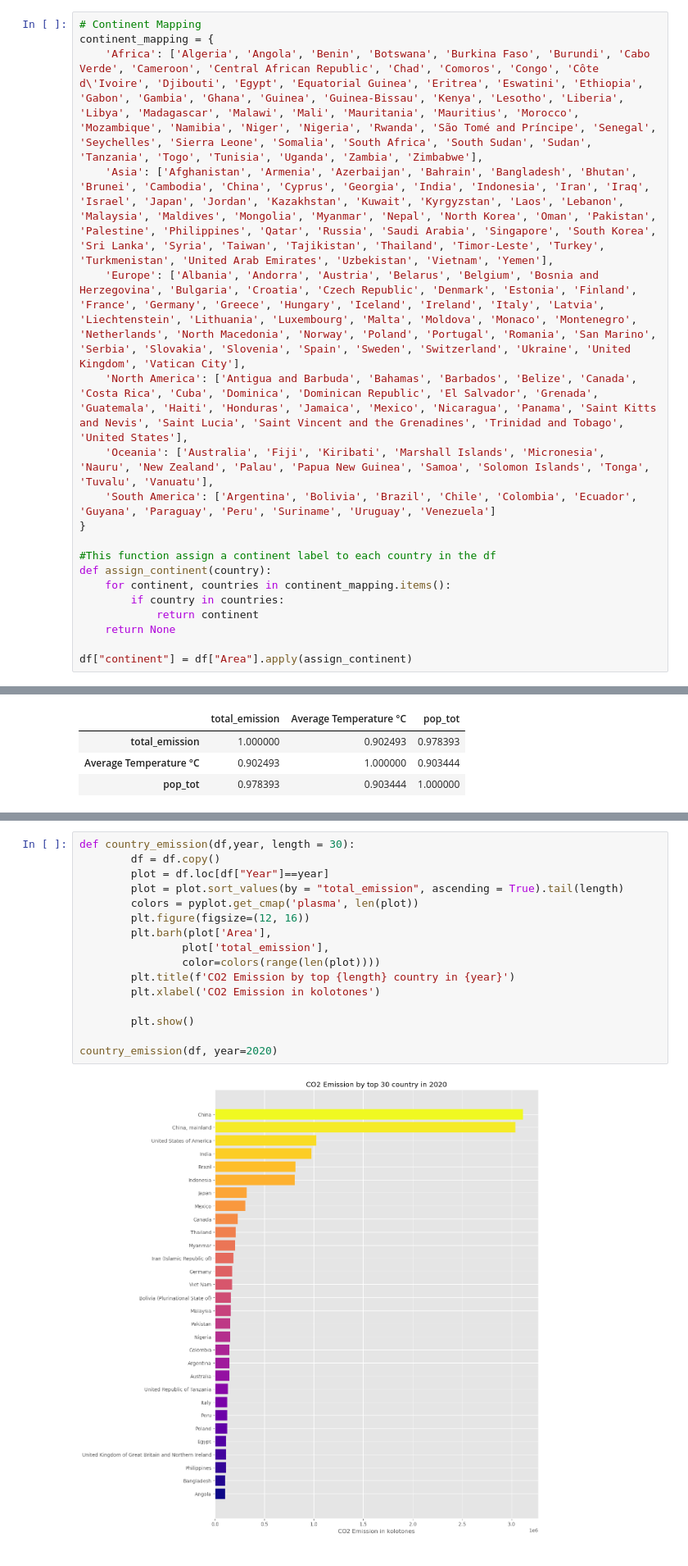
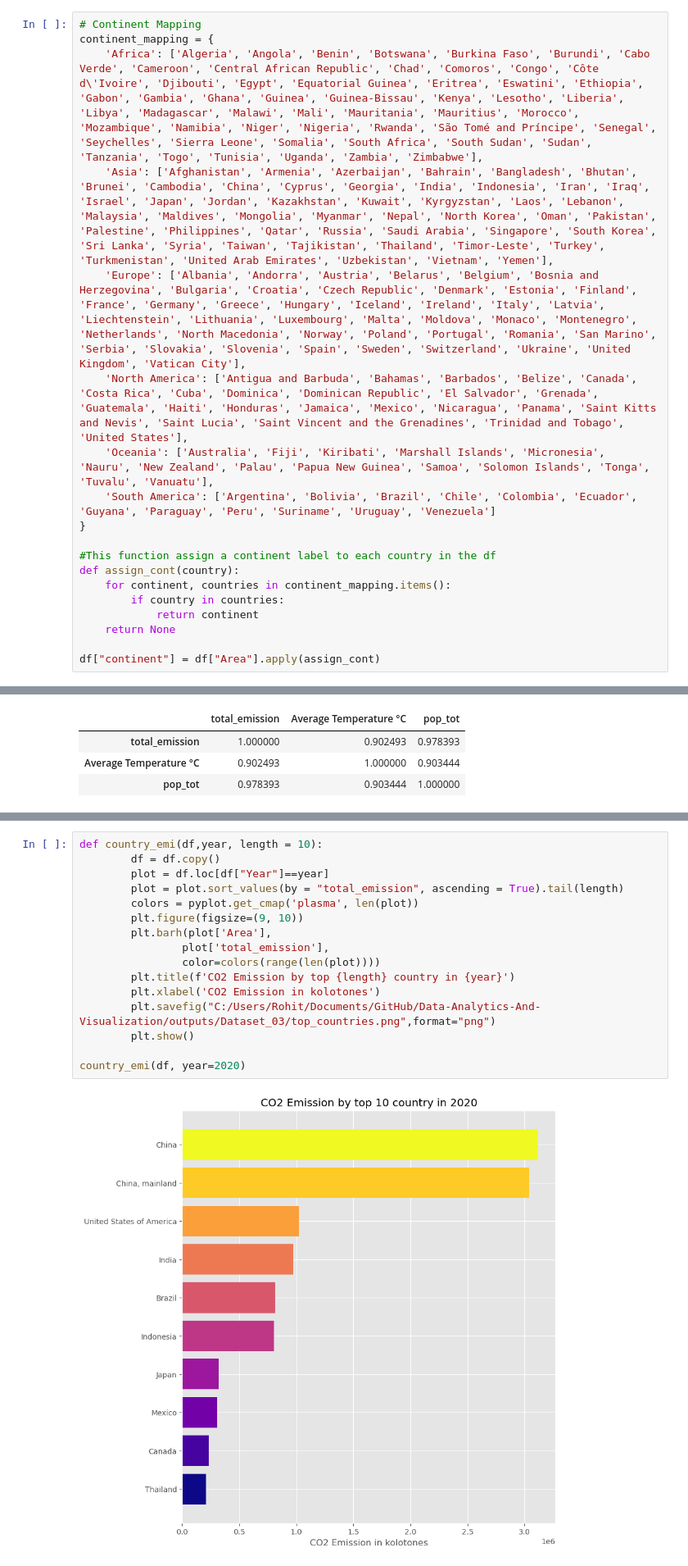
Before and after one commit to GawthamW97/Data-Analytics-And-Visualization, a Jupyter notebook: notebooks/dataset_03/analysis.ipynb, the cells around one changed output, grey strips where cells are left out. Shown at 82% size. Cells and saved outputs as stored; diff of their text form.

Commit message:
DASH for dataset 3

```diff
--- a/notebooks/dataset_03/analysis.ipynb
+++ b/notebooks/dataset_03/analysis.ipynb
@@ -91,11 +97,11 @@ continent_mapping = {
 }
 
 #This function assign a continent label to each country in the df
-def assign_continent(country):
+def assign_cont(country):
     for continent, countries in continent_mapping.items():
         if country in countries:
             return continent
     return None
 
-df["continent"] = df["Area"].apply(assign_continent)
+df["continent"] = df["Area"].apply(assign_cont)
 # %%
@@ -135,23 +144,23 @@ fig = px.scatter_3d(df.groupby(["continent","Year"])\
                            title = "<br> Temperature & CO2 Emissions - per Continent and Year")
 fig.show()
 # %%
-def country_emission(df,year, length = 30):
+def country_emi(df,year, length = 10):
         df = df.copy()
         plot = df.loc[df["Year"]==year]
         plot = plot.sort_values(by = "total_emission", ascending = True).tail(length)
         colors = pyplot.get_cmap('plasma', len(plot))
-        plt.figure(figsize=(12, 16))
+        plt.figure(figsize=(9, 10))
         plt.barh(plot['Area'],
                 plot['total_emission'],
                 color=colors(range(len(plot))))
         plt.title(f'CO2 Emission by top {length} country in {year}')
         plt.xlabel('CO2 Emission in kolotones')
-
+        plt.savefig("C:/Users/Rohit/Documents/GitHub/Data-Analytics-And-Visualization/outputs/Dataset_03/top_countries.png",format="png")
         plt.show()
 
-country_emission(df, year=2020)
+country_emi(df, year=2020)
 # %% [output]
-[figure, old version]
+[figure, new version]
 # %%
 # let's create a feature with co2 per capita compsuntion in kilotones
 from matplotlib import pyplot
```
Also changed, not shown: parts of 11 cells of this notebook, 1 other file.
